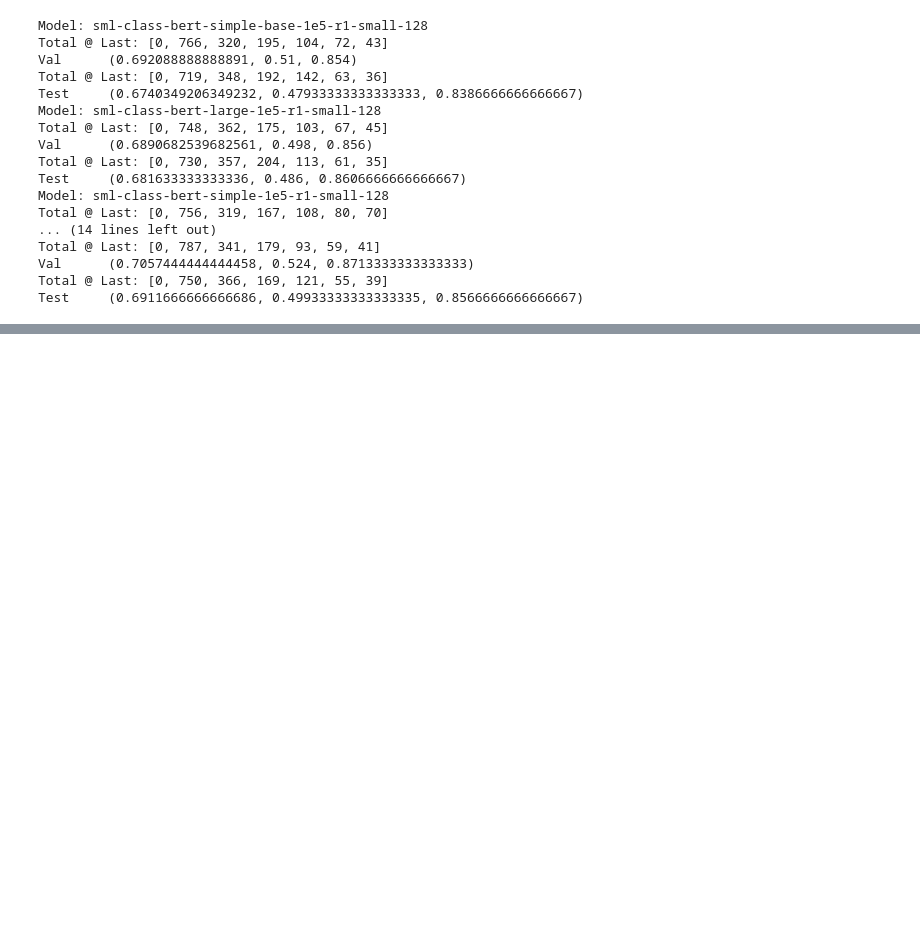
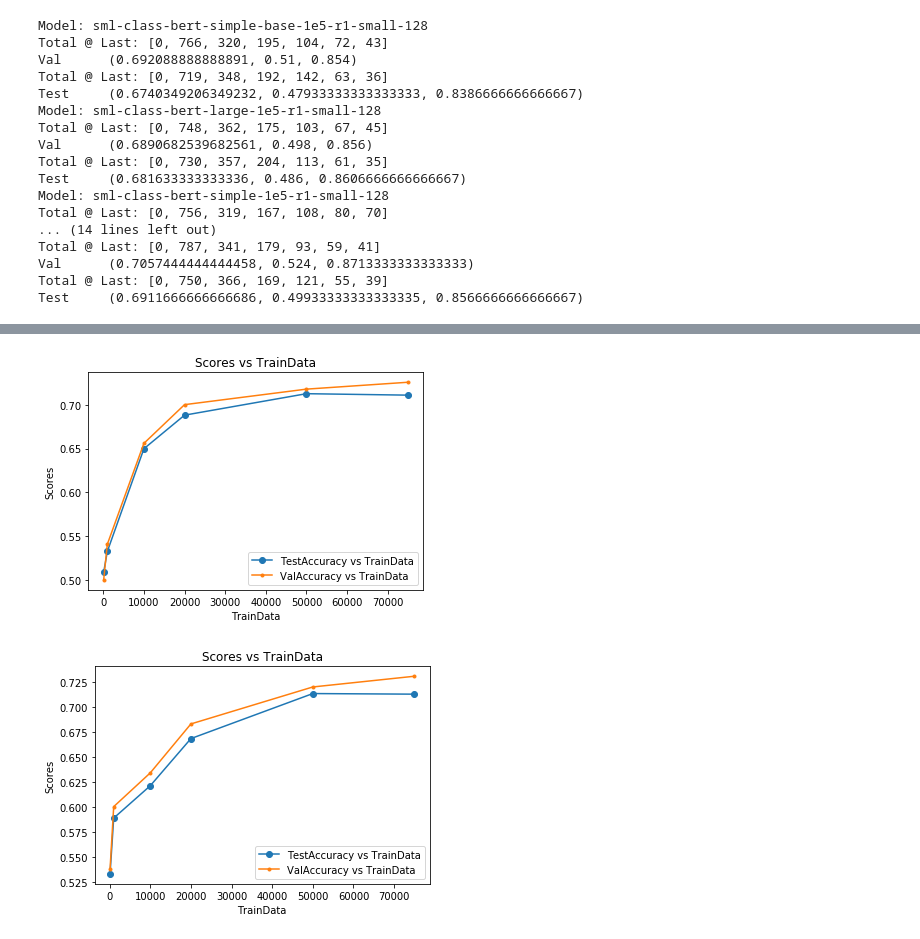
Before and after one commit to pratyay-banerjee/KnowledgeExtractionOBQA, a Jupyter notebook: neural-networks/BERT-metrics.ipynb, the cells around one changed output, grey strips where cells are left out. Cells and saved outputs as stored; diff of their text form; code cells hidden in the pictures; blank space fills up the shorter version.

```diff
--- a/neural-networks/BERT-metrics.ipynb
+++ b/neural-networks/BERT-metrics.ipynb
@@ -250,0 +273,12 @@ tensor([[1., 1., 1., 0., 0.],
+# %%
+train_samples = [100,1000,10000,20000,50000,75000]
+val_acc_cnn = [0.5000666666666667,0.5408,0.656,0.7002,0.7179333333333333,0.7258]
+test_acc_cnn = [0.5088,0.5326,0.6498666666666667,0.6882,0.7127333333333333,0.7110666666666666]
+val_acc_simple = [0.5378666666666667,0.6005333333333334,0.6343333333333333,0.6833333333333333,0.7203333333333334,0.7310666666666666]
+test_acc_simple = [0.5332,0.5890666666666666,0.6214666666666666,0.6686666666666666,0.7137333333333333,0.7131333333333333]
+# %%
+accuracyVisualization(train_samples,val_acc_cnn,test_acc_cnn)
+accuracyVisualization(train_samples,val_acc_simple,test_acc_simple)
+# %% [output]
+[figure, added]
+[figure, added]
```
Also changed, not shown: parts of 18 cells of this notebook, 25 other files.
